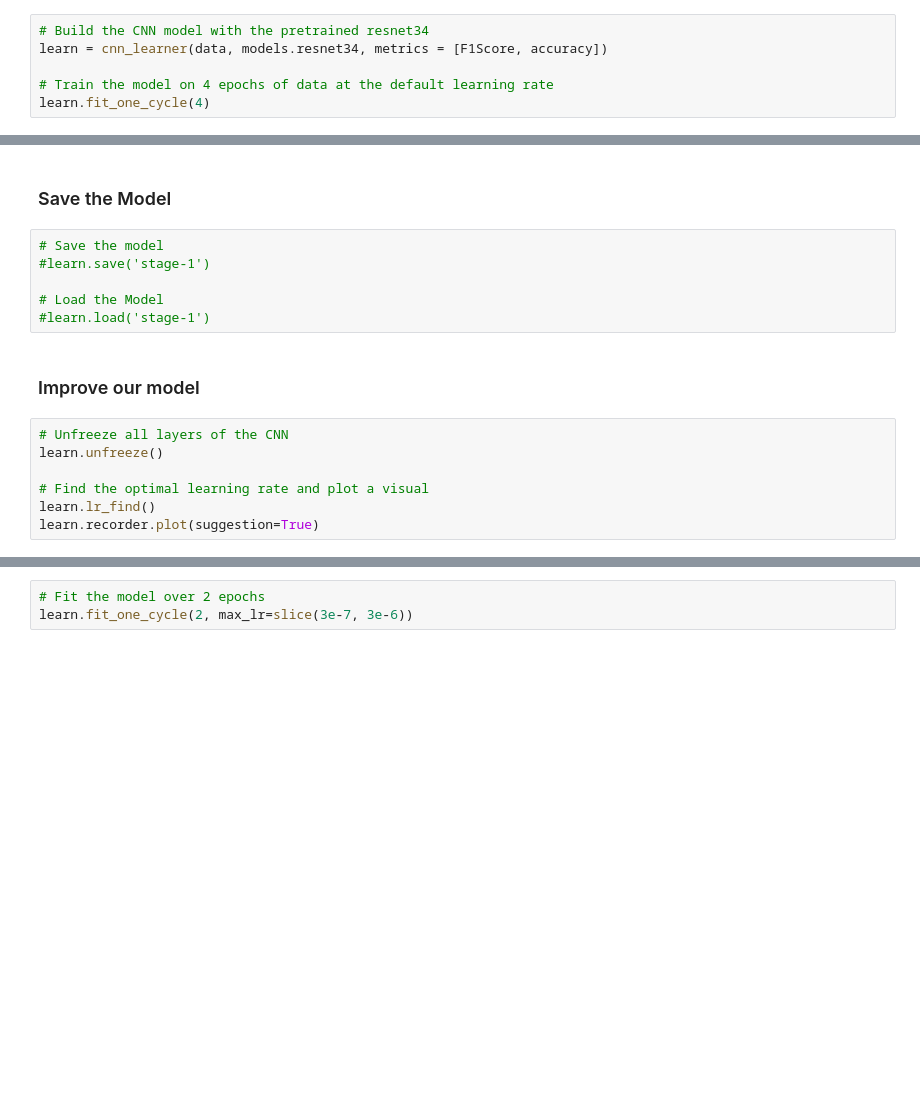
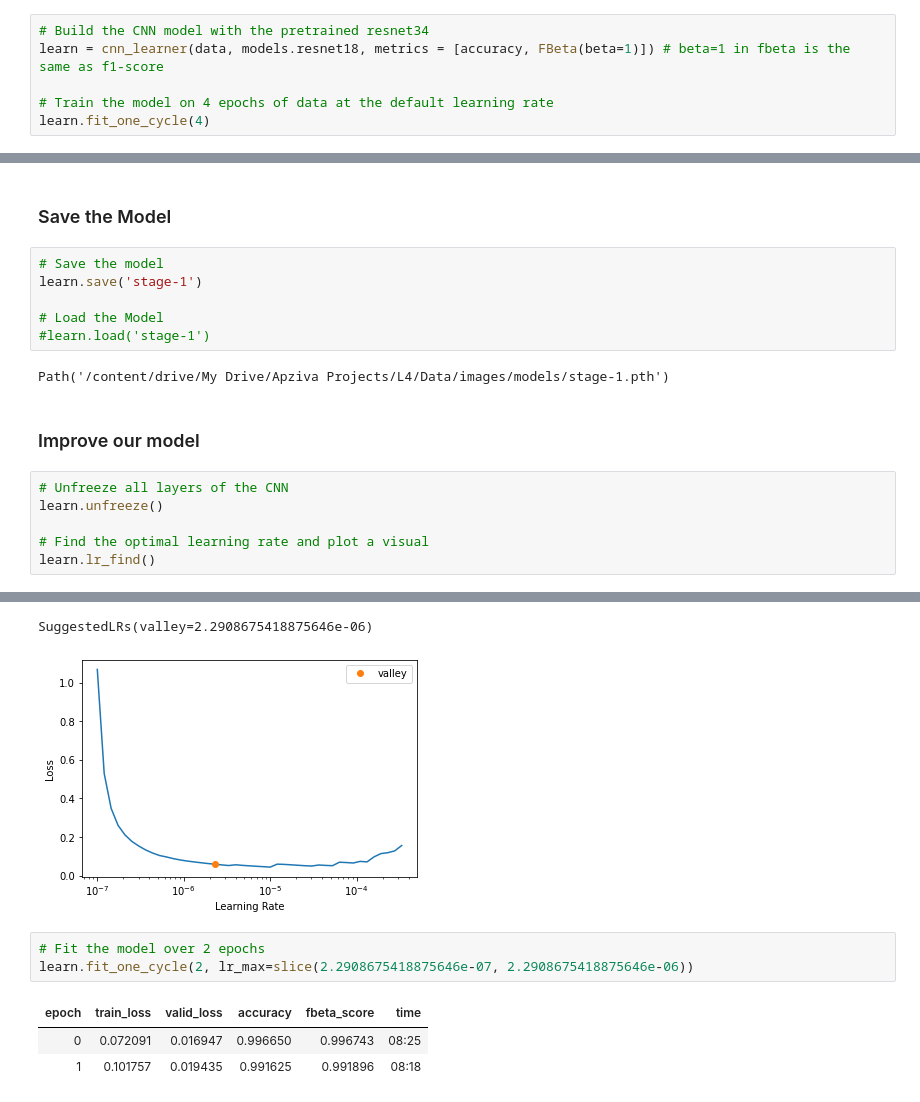
Before and after one commit to NNtorvas/MonReader, a Jupyter notebook: monreader_notebook.ipynb, the cells around one changed output, grey strips where cells are left out. Drawn from its saved outputs; the diff is of its cells as text; blank space fills up the shorter version.

```diff
--- a/monreader_notebook.ipynb
+++ b/monreader_notebook.ipynb
@@ -96,7 +104,7 @@ print(len(data.train_ds), len(data.valid_ds))
 ### Build our CNN model
 # %%
 # Build the CNN model with the pretrained resnet34
-learn = cnn_learner(data, models.resnet34, metrics = [F1Score, accuracy])
+learn = cnn_learner(data, models.resnet18, metrics = [accuracy, FBeta(beta=1)]) # beta=1 in fbeta is the same as f1-score
 
 # Train the model on 4 epochs of data at the default learning rate
 learn.fit_one_cycle(4)
@@ -104,10 +118,12 @@ learn.fit_one_cycle(4)
 ### Save the Model
 # %%
 # Save the model
-#learn.save('stage-1')
+learn.save('stage-1')
 
 # Load the Model
 #learn.load('stage-1')
+# %% [output]
+Path('/content/drive/My Drive/Apziva Projects/L4/Data/images/models/stage-1.pth')
 # %% [markdown]
 ### Improve our model
 # %%
@@ -116,4 +132,4 @@ learn.unfreeze()
 
 # Find the optimal learning rate and plot a visual
 learn.lr_find()
-learn.recorder.plot(suggestion=True)
+# %% [output]
@@ -120,6 +137,12 @@ learn.recorder.plot(suggestion=True)
+SuggestedLRs(valley=2.2908675418875646e-06)
+[figure, added]
 # %%
 # Fit the model over 2 epochs
-learn.fit_one_cycle(2, max_lr=slice(3e-7, 3e-6))
+learn.fit_one_cycle(2, lr_max=slice(2.2908675418875646e-07, 2.2908675418875646e-06))
+# %% [output]
+| epoch | train_loss | valid_loss | accuracy | fbeta_score | time |
+| 0 | 0.072091 | 0.016947 | 0.996650 | 0.996743 | 08:25 |
+| 1 | 0.101757 | 0.019435 | 0.991625 | 0.991896 | 08:18 |
 # %%
 # Rebuild interpreter and replot confusion matrix
 interp = ClassificationInterpretation.from_learner(learn)
```
Also changed, not shown: parts of 8 cells of this notebook.
